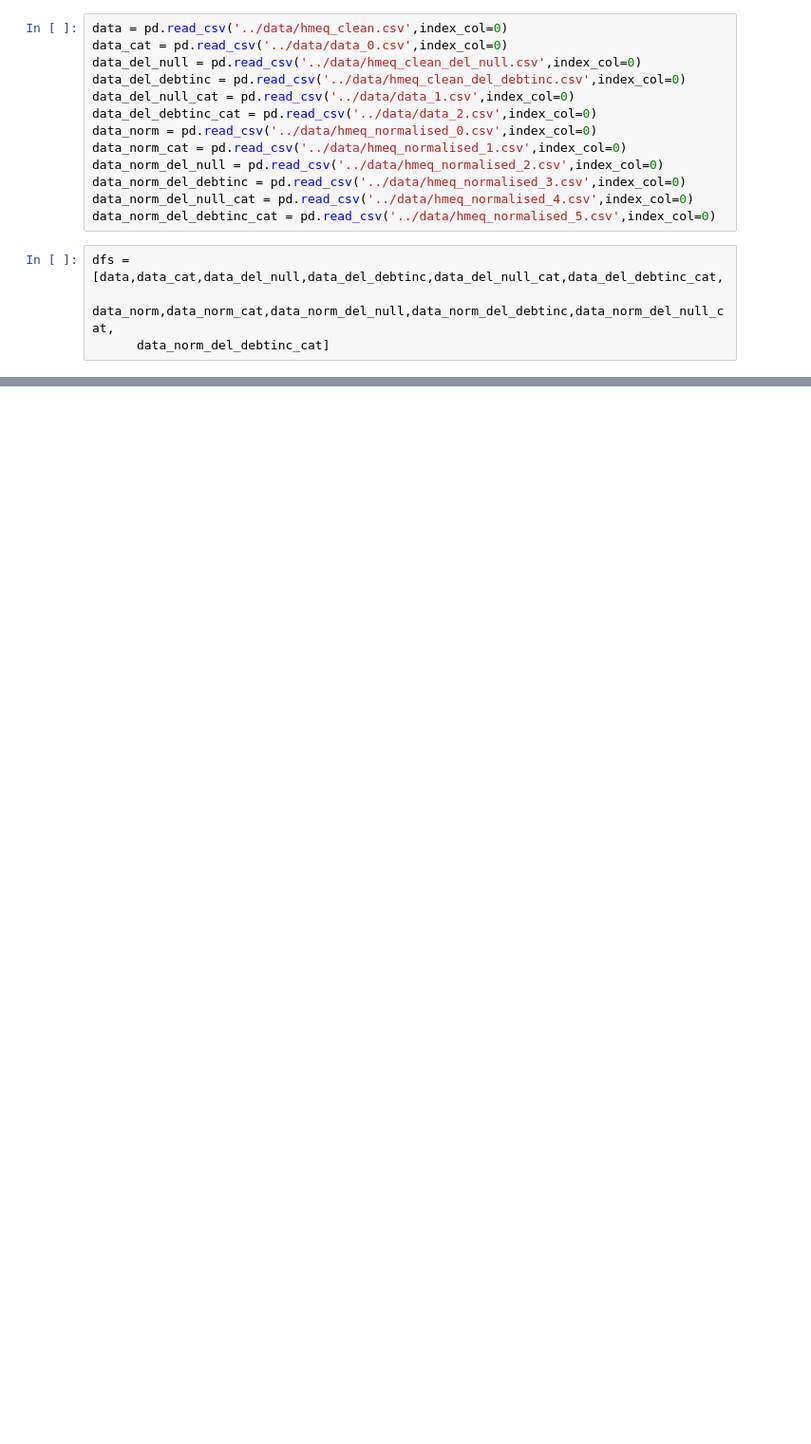
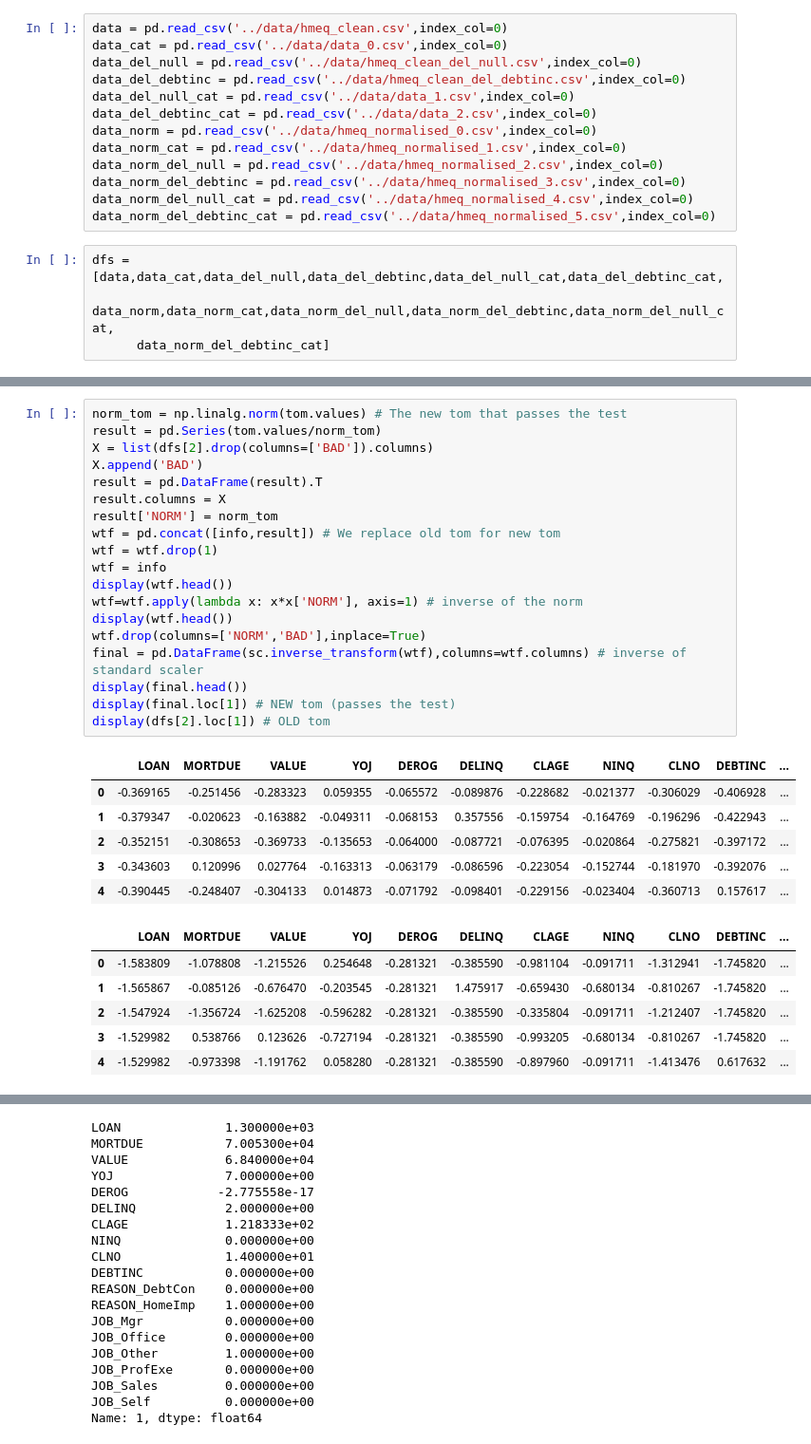
Before and after one commit to lusuelves/CreditRisk, a Jupyter notebook: code/unsupervised_models.ipynb, the cells around one changed output, grey strips where cells are left out. Shown: that part at 95% size. Drawn from its saved outputs; the diff is of its cells as text; blank space fills up the shorter version.

```diff
--- a/code/unsupervised_models.ipynb
+++ b/code/unsupervised_models.ipynb
@@ -120,0 +193,32 @@ Name: LABELS, dtype: int64
+# %%
+norm_tom = np.linalg.norm(tom.values) # The new tom that passes the test
+result = pd.Series(tom.values/norm_tom)
+X = list(dfs[2].drop(columns=['BAD']).columns)
+X.append('BAD')
+result = pd.DataFrame(result).T
+result.columns = X
+result['NORM'] = norm_tom
+wtf = pd.concat([info,result]) # We replace old tom for new tom
+wtf = wtf.drop(1)
+wtf = info
+display(wtf.head())
+wtf=wtf.apply(lambda x: x*x['NORM'], axis=1) # inverse of the norm
+display(wtf.head())
+wtf.drop(columns=['NORM','BAD'],inplace=True)
+final = pd.DataFrame(sc.inverse_transform(wtf),columns=wtf.columns) # inverse of standard scaler
+display(final.head())
+display(final.loc[1]) # NEW tom (passes the test)
+display(dfs[2].loc[1]) # OLD tom
+# %% [output]
+|  | LOAN | MORTDUE | VALUE | YOJ | DEROG | DELINQ | CLAGE | NINQ | CLNO | DEBTINC | ... |
+| 0 | -0.369165 | -0.251456 | -0.283323 | 0.059355 | -0.065572 | -0.089876 | -0.228682 | -0.021377 | -0.306029 | -0.406928 | ... |
+| 1 | -0.379347 | -0.020623 | -0.163882 | -0.049311 | -0.068153 | 0.357556 | -0.159754 | -0.164769 | -0.196296 | -0.422943 | ... |
+| 2 | -0.352151 | -0.308653 | -0.369733 | -0.135653 | -0.064000 | -0.087721 | -0.076395 | -0.020864 | -0.275821 | -0.397172 | ... |
+| 3 | -0.343603 | 0.120996 | 0.027764 | -0.163313 | -0.063179 | -0.086596 | -0.223054 | -0.152744 | -0.181970 | -0.392076 | ... |
+| 4 | -0.390445 | -0.248407 | -0.304133 | 0.014873 | -0.071792 | -0.098401 | -0.229156 | -0.023404 | -0.360713 | 0.157617 | ... |
+|  | LOAN | MORTDUE | VALUE | YOJ | DEROG | DELINQ | CLAGE | NINQ | CLNO | DEBTINC | ... |
+| 0 | -1.583809 | -1.078808 | -1.215526 | 0.254648 | -0.281321 | -0.385590 | -0.981104 | -0.091711 | -1.312941 | -1.745820 | ... |
+| 1 | -1.565867 | -0.085126 | -0.676470 | -0.203545 | -0.281321 | 1.475917 | -0.659430 | -0.680134 | -0.810267 | -1.745820 | ... |
+| 2 | -1.547924 | -1.356724 | -1.625208 | -0.596282 | -0.281321 | -0.385590 | -0.335804 | -0.091711 | -1.212407 | -1.745820 | ... |
+| 3 | -1.529982 | 0.538766 | 0.123626 | -0.727194 | -0.281321 | -0.385590 | -0.993205 | -0.680134 | -0.810267 | -1.745820 | ... |
+| 4 | -1.529982 | -0.973398 | -1.191762 | 0.058280 | -0.281321 | -0.385590 | -0.897960 | -0.091711 | -1.413476 | 0.617632 | ... |
@@ -120,0 +231,19 @@ Name: LABELS, dtype: int64
+LOAN              1.300000e+03
+MORTDUE           7.005300e+04
+VALUE             6.840000e+04
+YOJ               7.000000e+00
+DEROG            -2.775558e-17
+DELINQ            2.000000e+00
+CLAGE             1.218333e+02
+NINQ              0.000000e+00
+CLNO              1.400000e+01
+DEBTINC           0.000000e+00
+REASON_DebtCon    0.000000e+00
+REASON_HomeImp    1.000000e+00
+JOB_Mgr           0.000000e+00
+JOB_Office        0.000000e+00
+JOB_Other         1.000000e+00
+JOB_ProfExe       0.000000e+00
+JOB_Sales         0.000000e+00
+JOB_Self          0.000000e+00
+Name: 1, dtype: float64
```
Also changed, not shown: parts of 24 cells of this notebook.
